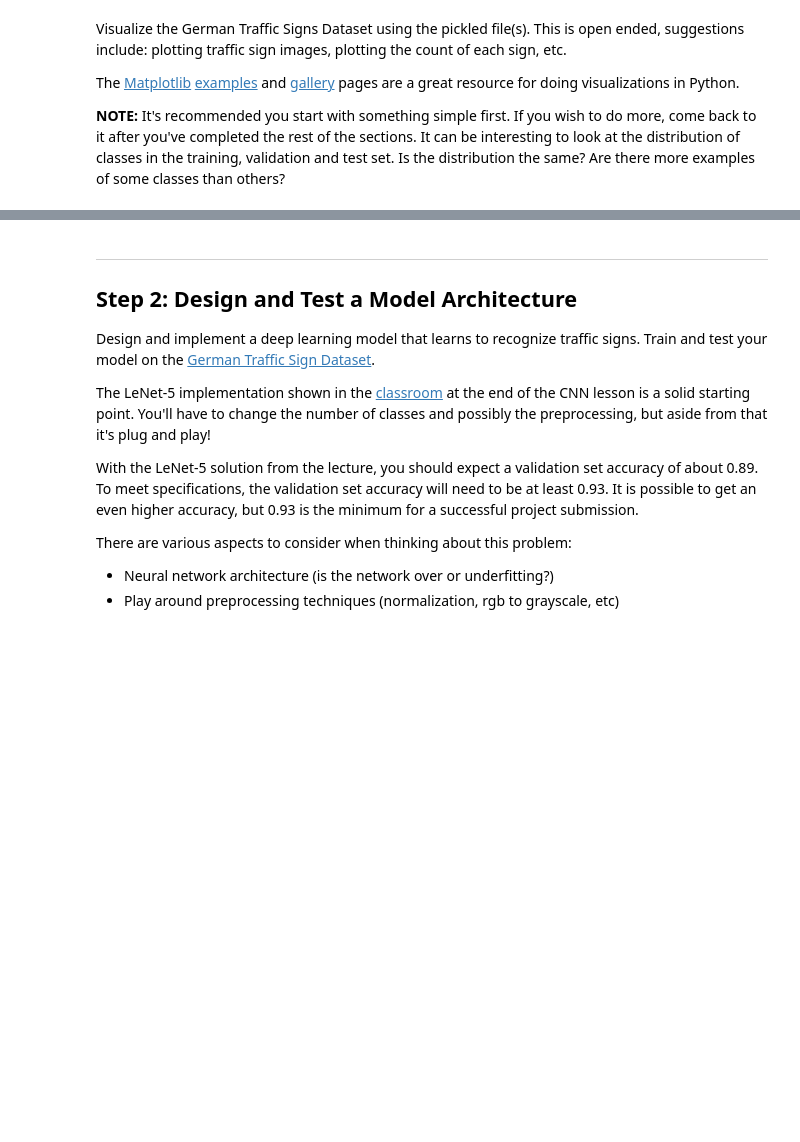
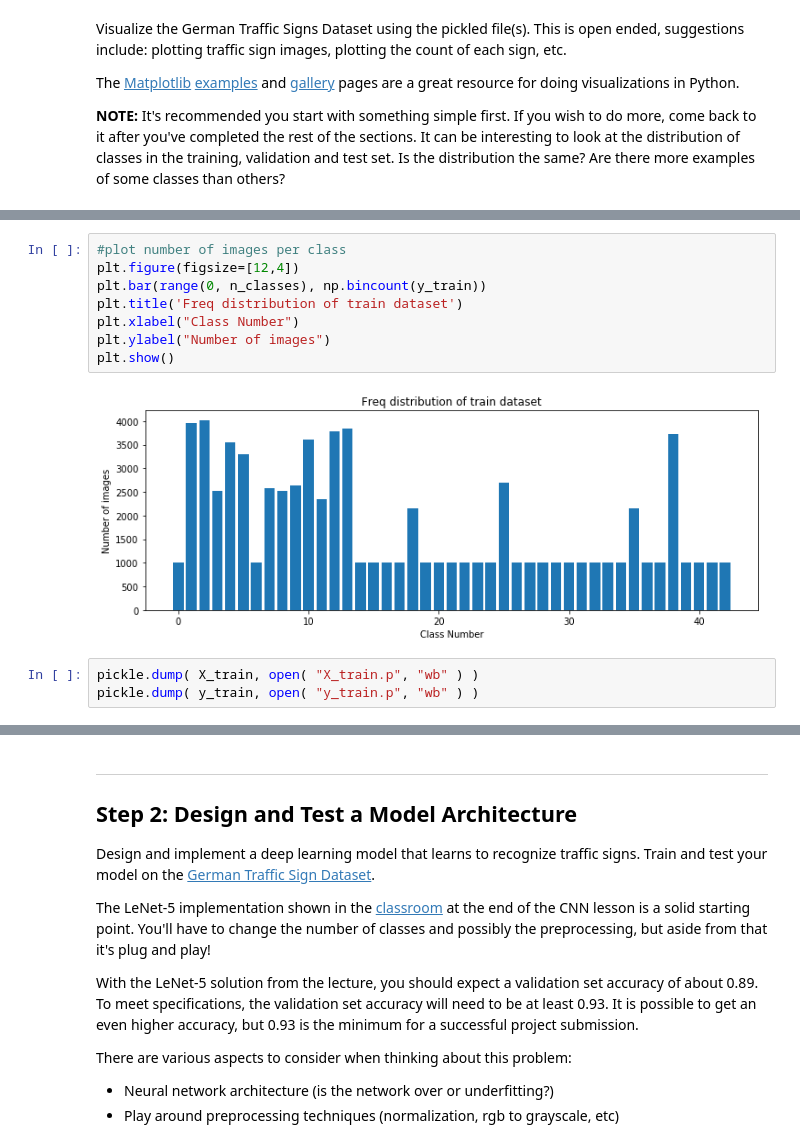
Before and after one commit to vipulbhandari82/CarND-Traffic-Sign-Classifier-Project, a Jupyter notebook: Traffic_Sign_Classifier.ipynb, the cells around one changed output, grey strips where cells are left out. Saved outputs shown, nothing was run; the diff lists cells and outputs as text; blank space fills up the shorter version.

```diff
--- a/Traffic_Sign_Classifier.ipynb
+++ b/Traffic_Sign_Classifier.ipynb
@@ -133,0 +251,13 @@ plt.show()
+# %%
+#plot number of images per class
+plt.figure(figsize=[12,4])
+plt.bar(range(0, n_classes), np.bincount(y_train))
+plt.title('Freq distribution of train dataset')
+plt.xlabel("Class Number")
+plt.ylabel("Number of images")
+plt.show()
+# %% [output]
+[figure, added]
+# %%
+pickle.dump( X_train, open( "X_train.p", "wb" ) )
+pickle.dump( y_train, open( "y_train.p", "wb" ) )
```
Also changed, not shown: parts of 15 cells of this notebook, 9 other files.
